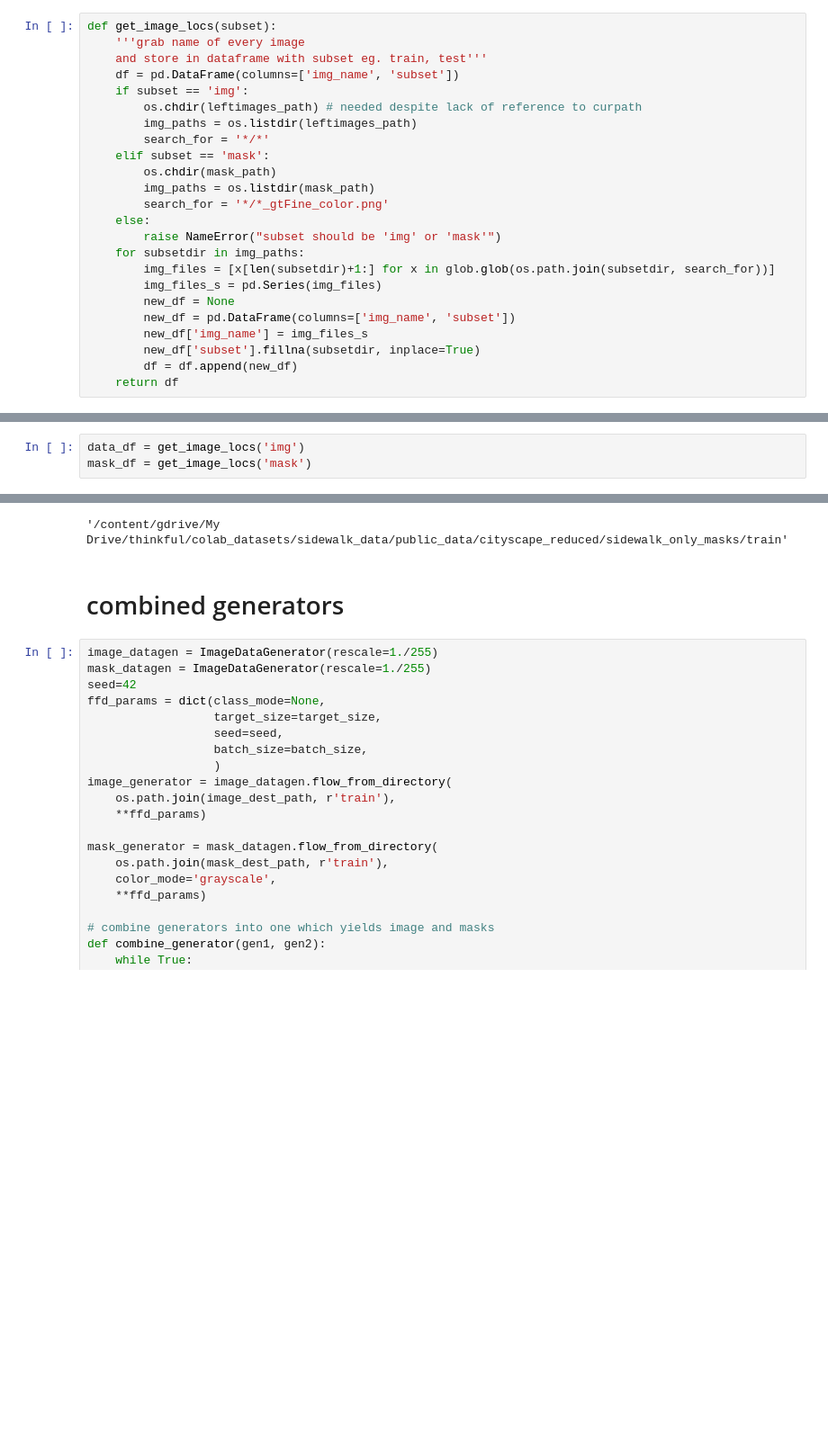
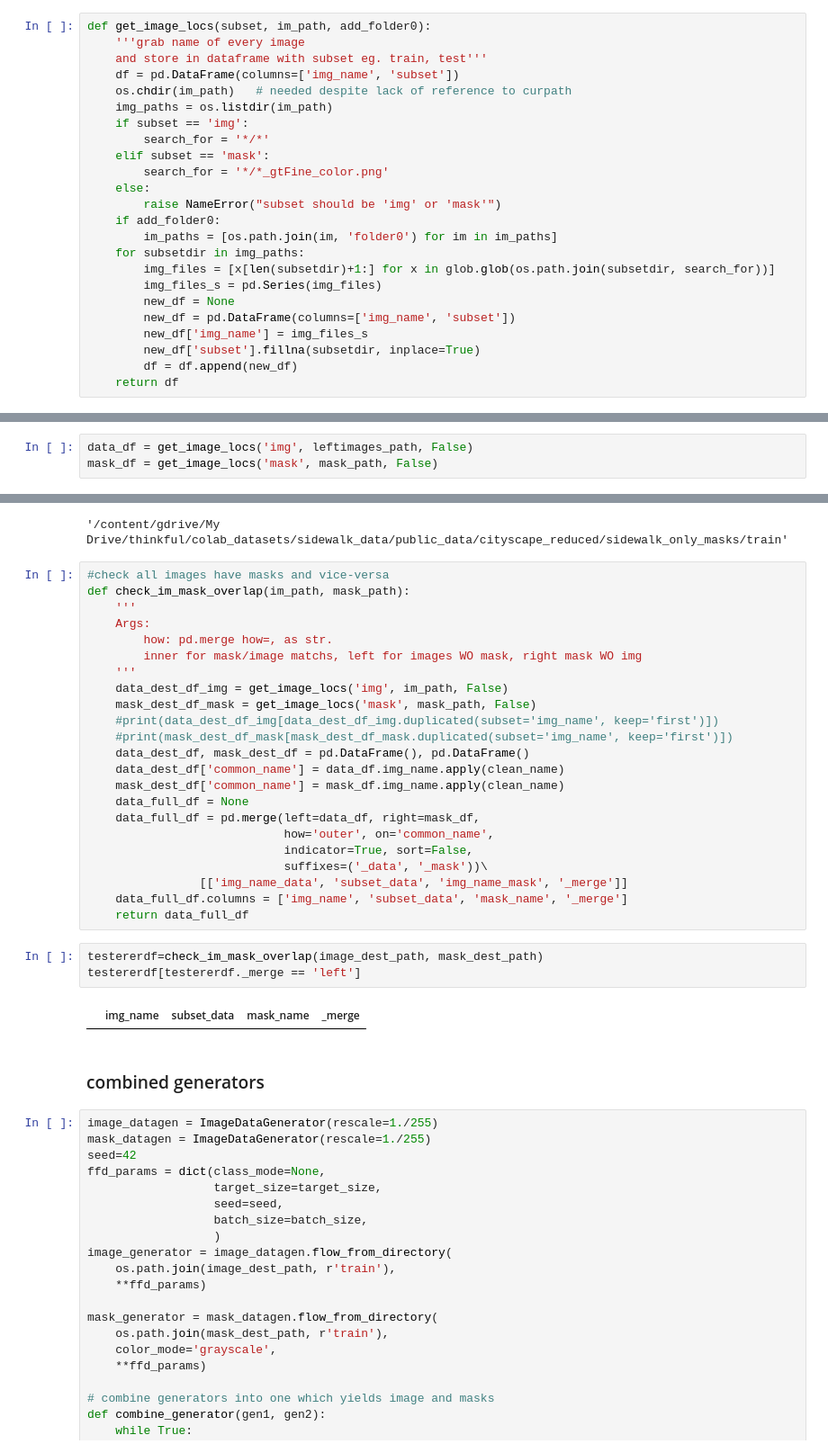
Before and after one commit to chrisoyer/sidewalk_deep-learning, a Jupyter notebook: Unet_Model_for_Semantic_Segmentation.ipynb, the cells around one changed output, grey strips where cells are left out. Shown: that part at 90% size. Saved outputs shown, nothing was run; the diff lists cells and outputs as text; blank space fills up the shorter version.

Commit message:
Finishing mask resample, metrics. Added logic to find and retry masks not downsampled yet. Added iou metric. A bit of cleanup.

```diff
--- a/Unet_Model_for_Semantic_Segmentation.ipynb
+++ b/Unet_Model_for_Semantic_Segmentation.ipynb
@@ -216,18 +232,18 @@ os.chdir(destin)
 # %%
-def get_image_locs(subset):
+def get_image_locs(subset, im_path, add_folder0):
     '''grab name of every image
     and store in dataframe with subset eg. train, test'''
     df = pd.DataFrame(columns=['img_name', 'subset'])
+    os.chdir(im_path)   # needed despite lack of reference to curpath
+    img_paths = os.listdir(im_path)
     if subset == 'img':
-        os.chdir(leftimages_path) # needed despite lack of reference to curpath
-        img_paths = os.listdir(leftimages_path)
         search_for = '*/*'
     elif subset == 'mask':
-        os.chdir(mask_path)
-        img_paths = os.listdir(mask_path)
         search_for = '*/*_gtFine_color.png'
     else:
         raise NameError("subset should be 'img' or 'mask'")
+    if add_folder0:
+        im_paths = [os.path.join(im, 'folder0') for im in im_paths]
     for subsetdir in img_paths:
         img_files = [x[len(subsetdir)+1:] for x in glob.glob(os.path.join(subsetdir, search_for))]
         img_files_s = pd.Series(img_files)
@@ -248,8 +264,8 @@ def clean_name(name):
   loc=name.rfind(which)
   return name[:loc]
 # %%
-data_df = get_image_locs('img')
-mask_df = get_image_locs('mask')
+data_df = get_image_locs('img', leftimages_path, False)
+mask_df = get_image_locs('mask', mask_path, False)
 # %%
 data_df['common_name'] = data_df.img_name.apply(clean_name)
 mask_df['common_name'] = mask_df.img_name.apply(clean_name)
@@ -343,8 +358,36 @@ for sub in subset:
 os.path.join(mask_dest_path, 'train')
 # %% [output]
 '/content/gdrive/My Drive/thinkful/colab_datasets/sidewalk_data/public_data/cityscape_reduced/sidewalk_only_masks/train'
+# %%
+#check all images have masks and vice-versa
+def check_im_mask_overlap(im_path, mask_path):
+    '''
+    Args:
+        how: pd.merge how=, as str.
+        inner for mask/image matchs, left for images WO mask, right mask WO img
+    '''
+    data_dest_df_img = get_image_locs('img', im_path, False)
+    mask_dest_df_mask = get_image_locs('mask', mask_path, False)
+    #print(data_dest_df_img[data_dest_df_img.duplicated(subset='img_name', keep='first')])
+    #print(mask_dest_df_mask[mask_dest_df_mask.duplicated(subset='img_name', keep='first')])
+    data_dest_df, mask_dest_df = pd.DataFrame(), pd.DataFrame()
+    data_dest_df['common_name'] = data_df.img_name.apply(clean_name)
+    mask_dest_df['common_name'] = mask_df.img_name.apply(clean_name)
+    data_full_df = None
+    data_full_df = pd.merge(left=data_df, right=mask_df,
+                            how='outer', on='common_name',
+                            indicator=True, sort=False,
+                            suffixes=('_data', '_mask'))\
+                [['img_name_data', 'subset_data', 'img_name_mask', '_merge']]
+    data_full_df.columns = ['img_name', 'subset_data', 'mask_name', '_merge']
+    return data_full_df
+# %%
+testererdf=check_im_mask_overlap(image_dest_path, mask_dest_path)
+testererdf[testererdf._merge == 'left']
+# %% [output]
+|  | img_name | subset_data | mask_name | _merge |
 # %% [markdown]
-# combined generators
+### combined generators
 # %%
 image_datagen = ImageDataGenerator(rescale=1./255)
 mask_datagen = ImageDataGenerator(rescale=1./255)
```
Also changed, not shown: parts of 23 cells of this notebook.
